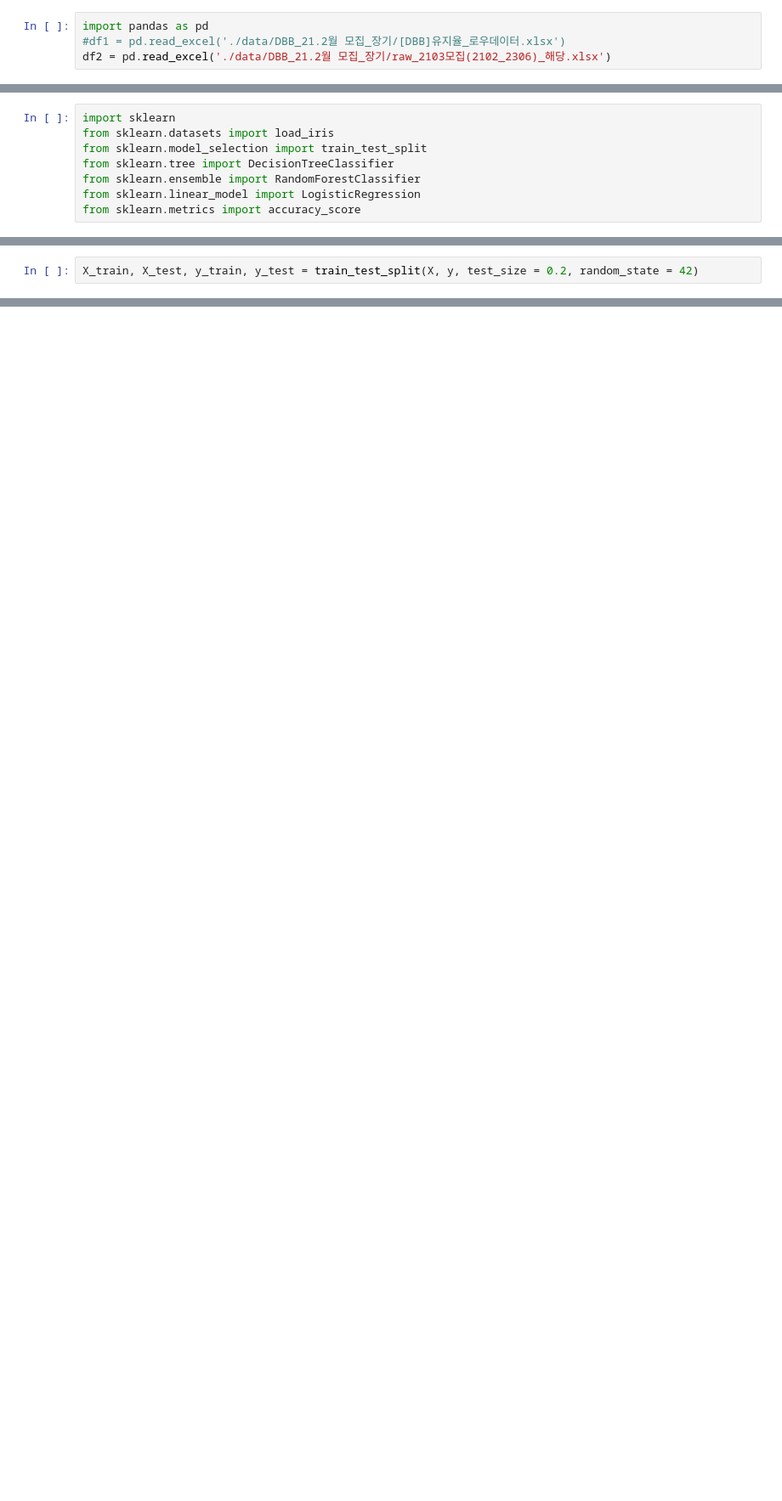
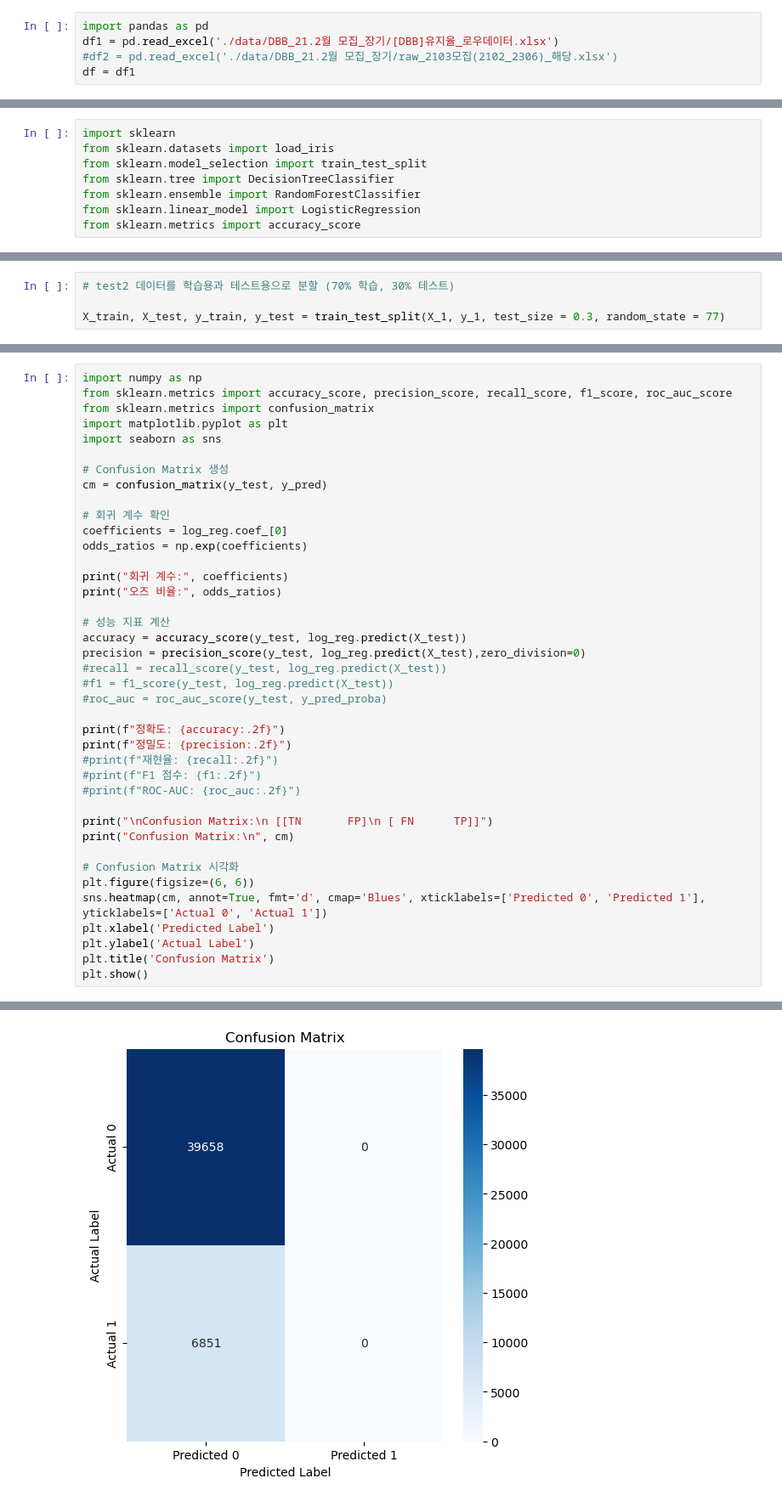
Before and after one commit to dhlee23/DBB-Expert, a Jupyter notebook: db_notes/DBB_final.ipynb, the cells around one changed output, grey strips where cells are left out. Shown: that part at 85% size. Saved outputs shown, nothing was run; the diff lists cells and outputs as text; blank space fills up the shorter version.

```diff
--- a/db_notes/DBB_final.ipynb
+++ b/db_notes/DBB_final.ipynb
@@ -9,5 +9,6 @@ print(os.getcwd())
 /Users/daylelee/Desktop/2024 DBB EXPERT/3_project
 # %%
 import pandas as pd
-#df1 = pd.read_excel('./data/DBB_21.2월 모집_장기/[DBB]유지율_로우데이터.xlsx')
-df2 = pd.read_excel('./data/DBB_21.2월 모집_장기/raw_2103모집(2102_2306)_해당.xlsx')
+df1 = pd.read_excel('./data/DBB_21.2월 모집_장기/[DBB]유지율_로우데이터.xlsx')
+#df2 = pd.read_excel('./data/DBB_21.2월 모집_장기/raw_2103모집(2102_2306)_해당.xlsx')
+df = df1
@@ -88,3 +216,5 @@ X_train, X_test, y_train, y_test = train_test_split(X, y, test_size = 0.8, rando
 # %%
-X_train, X_test, y_train, y_test = train_test_split(X, y, test_size = 0.2, random_state = 42)
+# test2 데이터를 학습용과 테스트용으로 분할 (70% 학습, 30% 테스트)
+
+X_train, X_test, y_train, y_test = train_test_split(X_1, y_1, test_size = 0.3, random_state = 77)
 # %%
@@ -107,0 +244,41 @@ print(f"\n교차검증 평균 정확도: {scores.mean()*100:.1f}%")
+# %%
+import numpy as np
+from sklearn.metrics import accuracy_score, precision_score, recall_score, f1_score, roc_auc_score
+from sklearn.metrics import confusion_matrix
+import matplotlib.pyplot as plt
+import seaborn as sns
+
+# Confusion Matrix 생성
+cm = confusion_matrix(y_test, y_pred)
+
+# 회귀 계수 확인
+coefficients = log_reg.coef_[0]
+odds_ratios = np.exp(coefficients)
+
+print("회귀 계수:", coefficients)
+print("오즈 비율:", odds_ratios)
+
+# 성능 지표 계산
+accuracy = accuracy_score(y_test, log_reg.predict(X_test))
+precision = precision_score(y_test, log_reg.predict(X_test),zero_division=0)
+#recall = recall_score(y_test, log_reg.predict(X_test))
+#f1 = f1_score(y_test, log_reg.predict(X_test))
+#roc_auc = roc_auc_score(y_test, y_pred_proba)
+
+print(f"정확도: {accuracy:.2f}")
+print(f"정밀도: {precision:.2f}")
+#print(f"재현율: {recall:.2f}")
+#print(f"F1 점수: {f1:.2f}")
+#print(f"ROC-AUC: {roc_auc:.2f}")
+
+print("\nConfusion Matrix:\n [[TN       FP]\n [ FN      TP]]")
+print("Confusion Matrix:\n", cm)
+
+# Confusion Matrix 시각화
+plt.figure(figsize=(6, 6))
+sns.heatmap(cm, annot=True, fmt='d', cmap='Blues', xticklabels=['Predicted 0', 'Predicted 1'], yticklabels=['Actual 0', 'Actual 1'])
+plt.xlabel('Predicted Label')
+plt.ylabel('Actual Label')
+plt.title('Confusion Matrix')
+plt.show()
+# %% [output]
@@ -107,0 +302 @@ print(f"\n교차검증 평균 정확도: {scores.mean()*100:.1f}%")
+[figure, added]
```
Also changed, not shown: parts of 20 cells of this notebook.
